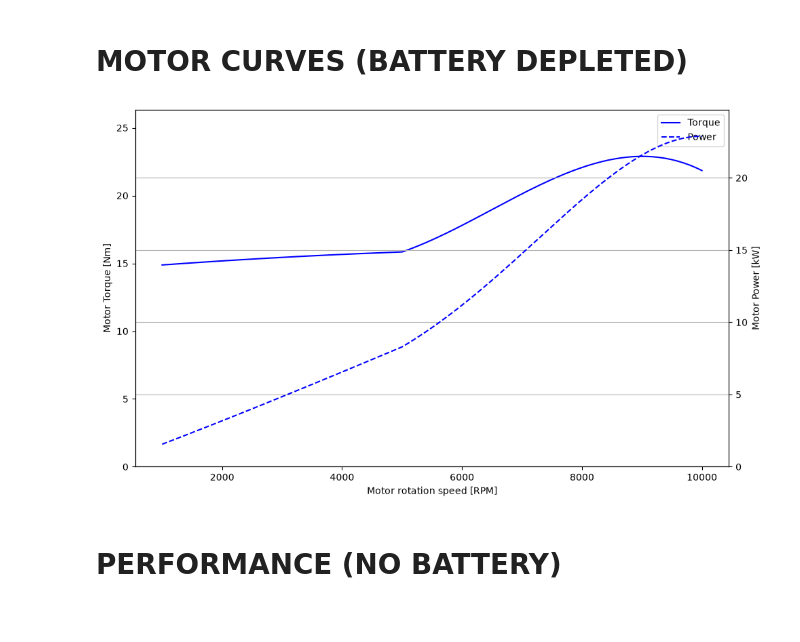
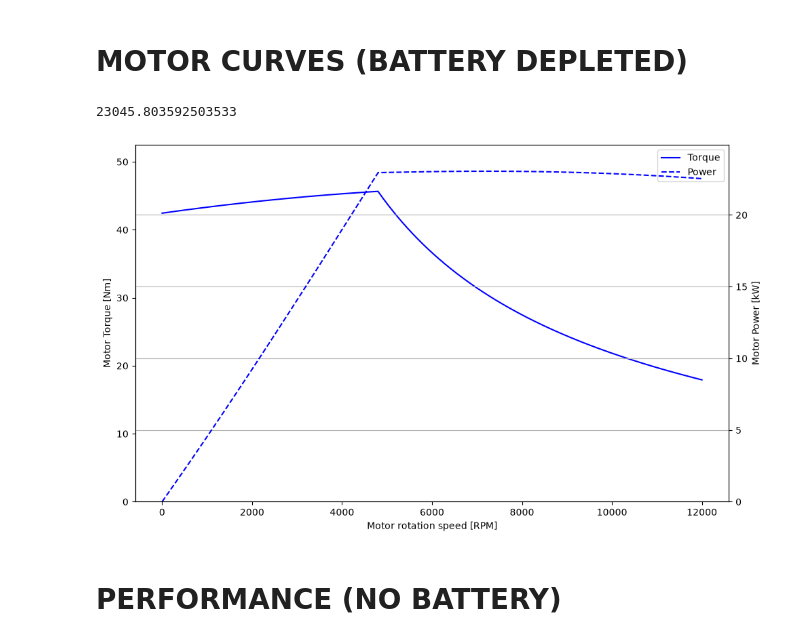
Before and after one commit to tomBeauve/MECA0527_Homeworks, a Jupyter notebook: homework2/HW2.ipynb, the cells around one changed output. Drawn from its saved outputs; the diff is of its cells as text; code cells hidden in the pictures.

```diff
--- a/homework2/HW2.ipynb
+++ b/homework2/HW2.ipynb
@@ -736,6 +736,7 @@ def efficiency_regen(omega, T):
 
 
 """ Motor curves """
+"""
 rpm_mot = np.linspace(1000, 10000, 10000)
 omega_mot = rpm_mot * (2*np.pi/60)
 C_el = P_elec / omega_mot
@@ -743,6 +744,25 @@ eta_mot = efficiency_motor(omega_mot, C_el)
 
 C_el = C_el * eta_mot
 P_el = P_elec * eta_mot
+"""
+
+rpm_mot = np.linspace(1, 12000, 10000)
+omega_mot = rpm_mot * (2*np.pi/60)
+C_el = np.zeros_like(omega_mot)
+P_el = np.zeros_like(omega_mot)
+P_max_el = np.max(P_elec)
+
+for i in range(len(omega_mot)):
+    if omega_mot[i] <= omega_base:
+        C_el[i] = P_max_el / omega_base
+        P_el[i] = C_el[i] * omega_mot[i]
+    else :
+        P_el[i] = P_max_el
+        C_el[i] = P_el[i] / omega_mot[i]
+eta_mot = efficiency_motor(omega_mot, C_el)
+C_el = eta_mot * C_el
+P_el = eta_mot * P_el
+
 
 fig, ax1 = plt.subplots(figsize=(10, 6))
 
@@ -768,34 +788,35 @@ lines = line1 + line2
 labels = [l.get_label() for l in lines]
 ax1.legend(lines, labels)
 plt.tight_layout()
 plt.grid(True)
 plt.show()
 
 
 v_ms_t_mot = (omega_mot*R_e)/i_gear
 v_kmh_t_mot = v_ms_t_mot*3.6
 
 
 F_grading0_mot = m*g*np.sin(theta0)
 P_grading0_mot = F_grading0_mot * v_ms_t_mot
 F_AERO_mot = 0.5*rho*S*C_x*(v_ms_t_mot**2)
 P_AERO_mot = F_AERO_mot * v_ms_t_mot
 F_RR0_mot  = m*g*(f0 + f2*(v_kmh_t_mot**2))*np.cos(theta0)
 P_RR0_mot  = F_RR0_mot * v_ms_t_mot
 F_RES0_mot = F_grading0_mot + F_AERO_mot + F_RR0_mot
 P_RES0_mot = P_grading0_mot + P_AERO_mot + P_RR0_mot
 
 
 # Traction force and power
 F_t_mot = (eta_t * C_el * i_gear)/R_e
 P_t_mot = F_t_mot * v_ms_t_mot
 
 F_net_mot = F_t_mot - F_RES0_mot
 P_net_mot = P_t_mot - P_RES0_mot
 
 accel_capa_mot = m_e/F_net_mot
 # %% [output]
+23045.803592503533
-[figure, old version]
+[figure, new version]
 # %% [markdown]
 # PERFORMANCE (NO BATTERY)
 # %%
```
Also changed, not shown: parts of 1 cell of this notebook.
